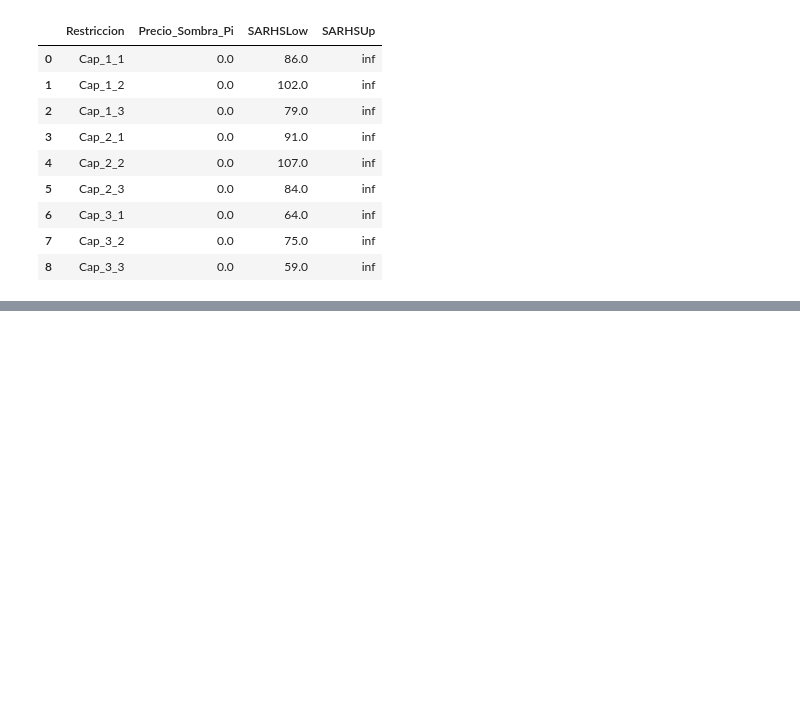
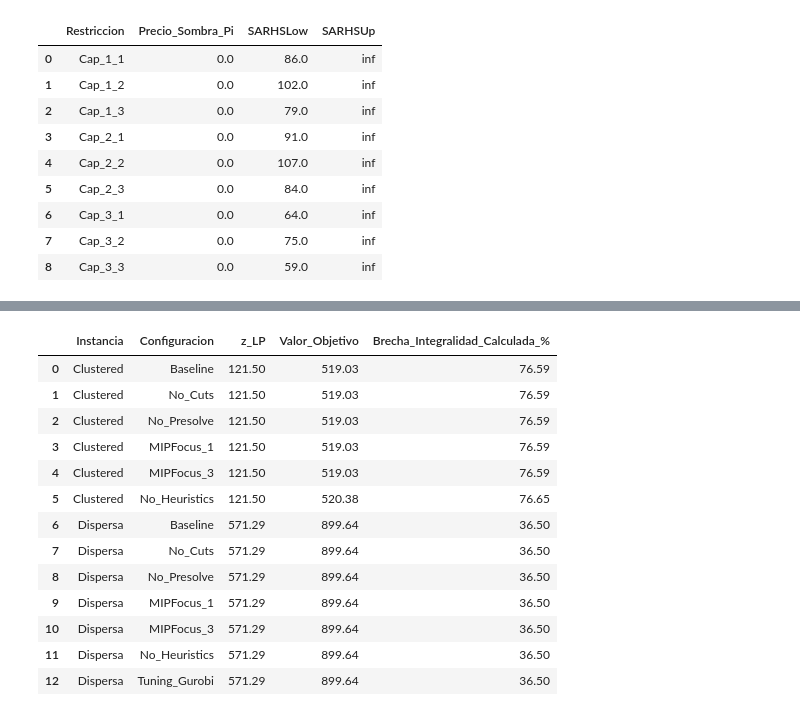
Before and after one commit to Mazulini/Tarea-2---optimizacion, a Jupyter notebook: opti_corregido.ipynb, the cells around one changed output, grey strips where cells are left out. Saved outputs shown, nothing was run; the diff lists cells and outputs as text; code cells hidden in the pictures; blank space fills up the shorter version.

```diff
--- a/opti_corregido.ipynb
+++ b/opti_corregido.ipynb
@@ -491,0 +541,53 @@ sensibilidad_2
+# %%
+import pandas as pd
+
+def comparar_relajacion(df, instancia):
+    z_lp = df.loc[
+        df["Configuracion"] == "LP Relax",
+        "Valor_Objetivo"
+    ].iloc[0]
+
+    # Excluir LP Relax y configuraciones sin solución
+    datos = df[
+        (df["Configuracion"] != "LP Relax") &
+        (df["Valor_Objetivo"].notna())
+    ].copy()
+
+    datos["z_LP"] = z_lp
+    datos["Brecha_Integralidad_Calculada_%"] = (
+        (datos["Valor_Objetivo"] - z_lp)
+        / datos["Valor_Objetivo"] * 100
+    )
+
+    datos.insert(0, "Instancia", instancia)
+
+    return datos[[
+        "Instancia",
+        "Configuracion",
+        "z_LP",
+        "Valor_Objetivo",
+        "Brecha_Integralidad_Calculada_%"
+    ]].round(2)
+
+
+tabla_comparacion = pd.concat([
+    comparar_relajacion(resultados_1, "Clustered"),
+    comparar_relajacion(resultados_2, "Dispersa")
+], ignore_index=True)
+
+display(tabla_comparacion)
+# %% [output]
+|  | Instancia | Configuracion | z_LP | Valor_Objetivo | Brecha_Integralidad_Calculada_% |
+| 0 | Clustered | Baseline | 121.50 | 519.03 | 76.59 |
+| 1 | Clustered | No_Cuts | 121.50 | 519.03 | 76.59 |
+| 2 | Clustered | No_Presolve | 121.50 | 519.03 | 76.59 |
+| 3 | Clustered | MIPFocus_1 | 121.50 | 519.03 | 76.59 |
+| 4 | Clustered | MIPFocus_3 | 121.50 | 519.03 | 76.59 |
+| 5 | Clustered | No_Heuristics | 121.50 | 520.38 | 76.65 |
+| 6 | Dispersa | Baseline | 571.29 | 899.64 | 36.50 |
+| 7 | Dispersa | No_Cuts | 571.29 | 899.64 | 36.50 |
+| 8 | Dispersa | No_Presolve | 571.29 | 899.64 | 36.50 |
+| 9 | Dispersa | MIPFocus_1 | 571.29 | 899.64 | 36.50 |
+| 10 | Dispersa | MIPFocus_3 | 571.29 | 899.64 | 36.50 |
+| 11 | Dispersa | No_Heuristics | 571.29 | 899.64 | 36.50 |
+| 12 | Dispersa | Tuning_Gurobi | 571.29 | 899.64 | 36.50 |
```
Also changed, not shown: parts of 10 cells of this notebook, 1 other file.
